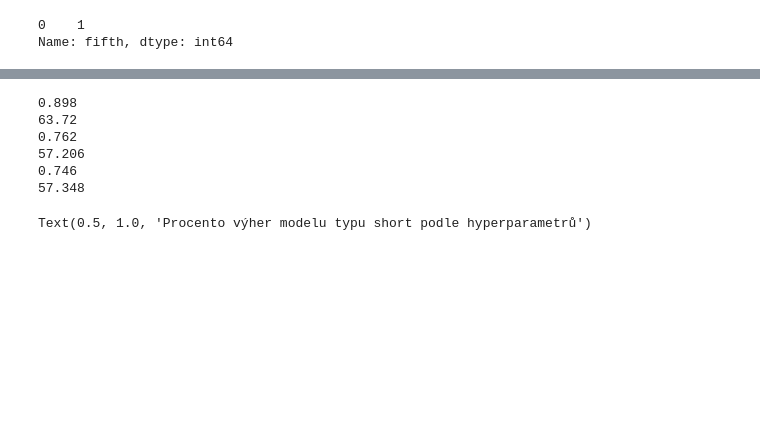
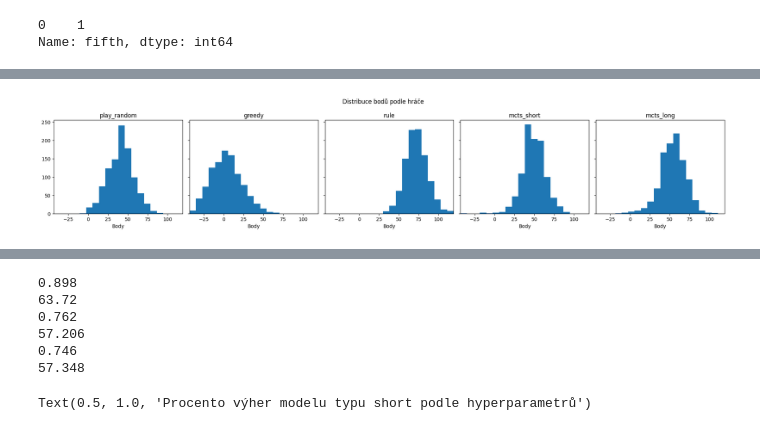
Before and after one commit to Violetta0712/obludarium, a Jupyter notebook: analyza.ipynb, the cells around one changed output, grey strips where cells are left out. Saved outputs shown, nothing was run; the diff lists cells and outputs as text; code cells hidden in the pictures; blank space fills up the shorter version.

```diff
--- a/analyza.ipynb
+++ b/analyza.ipynb
@@ -35,0 +64,23 @@ for p_id in range(len(players)):
+# %%
+
+cols = [f"p_{i}" for i in range(5)]
+global_min = df_mod[cols].min().min()
+global_max = df_mod[cols].max().max()
+
+fig, axes = plt.subplots(1, 5, figsize=(20, 4), sharey=True)
+
+for i, ax in enumerate(axes):
+    col = f"p_{i}"
+    player_name = p_map[i]
+
+    ax.hist(df_mod[col], bins=20, range=(global_min, global_max))
+    ax.set_title(player_name)
+    ax.set_xlabel("Body")
+
+    ax.set_xlim(global_min, global_max)
+
+plt.suptitle("Distribuce bodů podle hráče")
+plt.tight_layout()
+plt.show()
+# %% [output]
+[figure, added]
```
Also changed, not shown: parts of 6 cells of this notebook.
